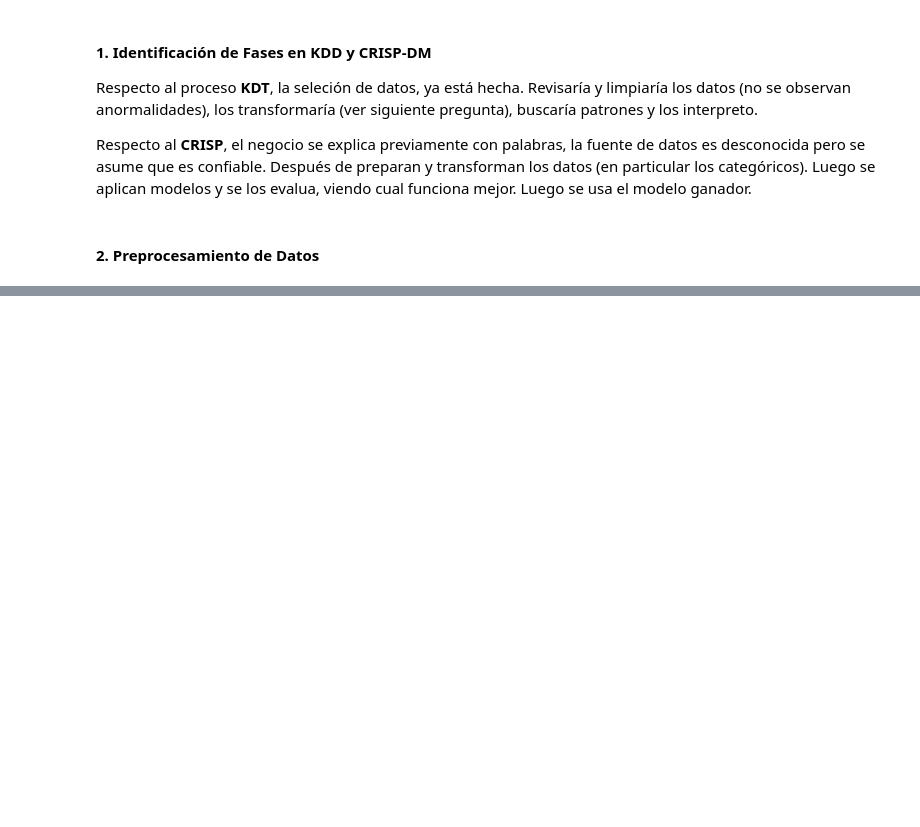
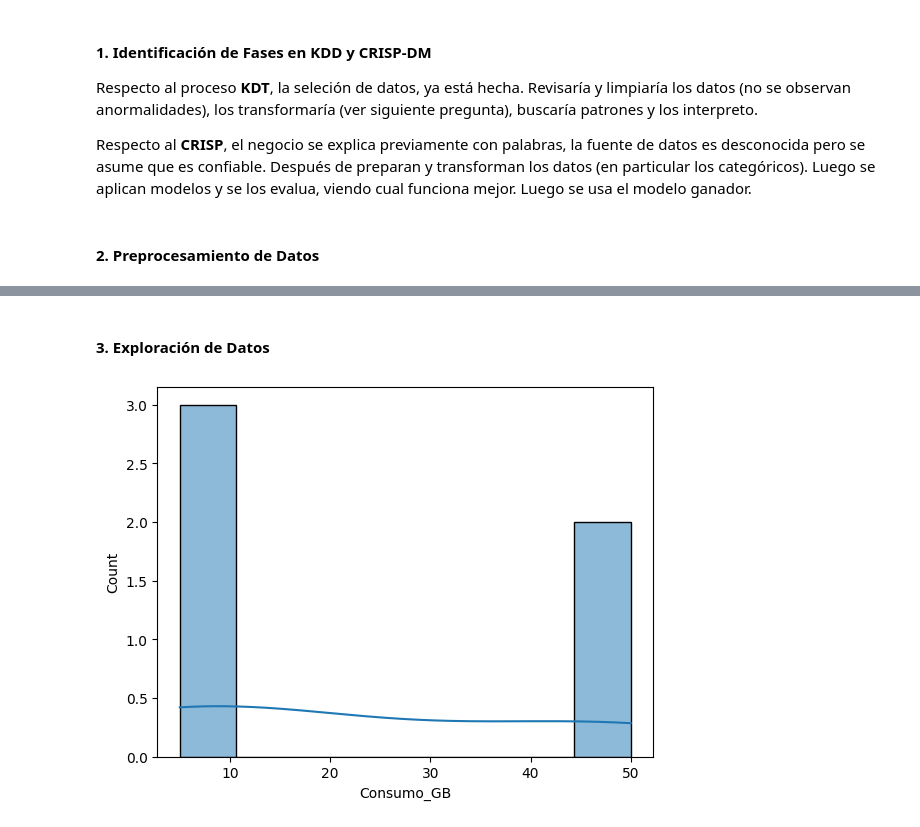
Before and after one commit to pablo-jusim/Clase-01-mineria, a Jupyter notebook: main_01.ipynb, the cells around one changed output, grey strips where cells are left out. Cells and saved outputs as stored; diff of their text form; code cells hidden in the pictures; blank space fills up the shorter version.

```diff
--- a/main_01.ipynb
+++ b/main_01.ipynb
@@ -16,6 +16,6 @@ datos = {
 "Reclamos": [1, 0, 2, 3, 0],
 "Estado_Cuenta": ["Pagado", "Pagado", "Moroso", "Moroso", "Pagado"]
 }
-df = pd.DataFrame(datos)
+df_clientes = pd.DataFrame(datos)
 # %%
 # Inspeccionar los datos
@@ -39,0 +74,8 @@ plt.show()
+# %% [markdown]
+<h4>3. Exploración de Datos</h4>
+# %%
+# Ver histograma de distribución de consumo de datos
+sns.histplot(df_clientes["Consumo_GB"], bins=8, kde=True)
+plt.show()
+# %% [output]
+[figure, added]
```
Also changed, not shown: parts of 8 cells of this notebook.
